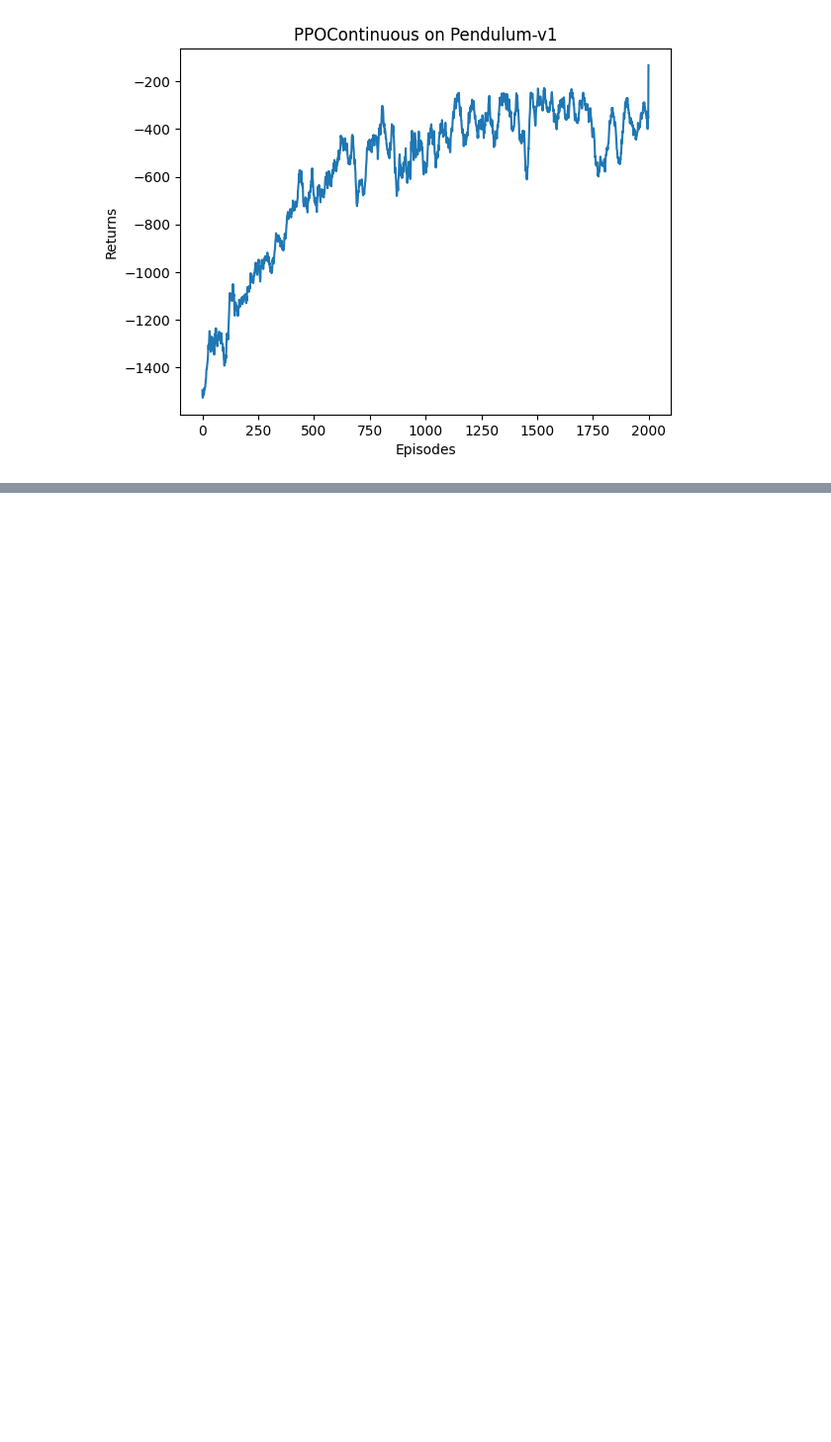
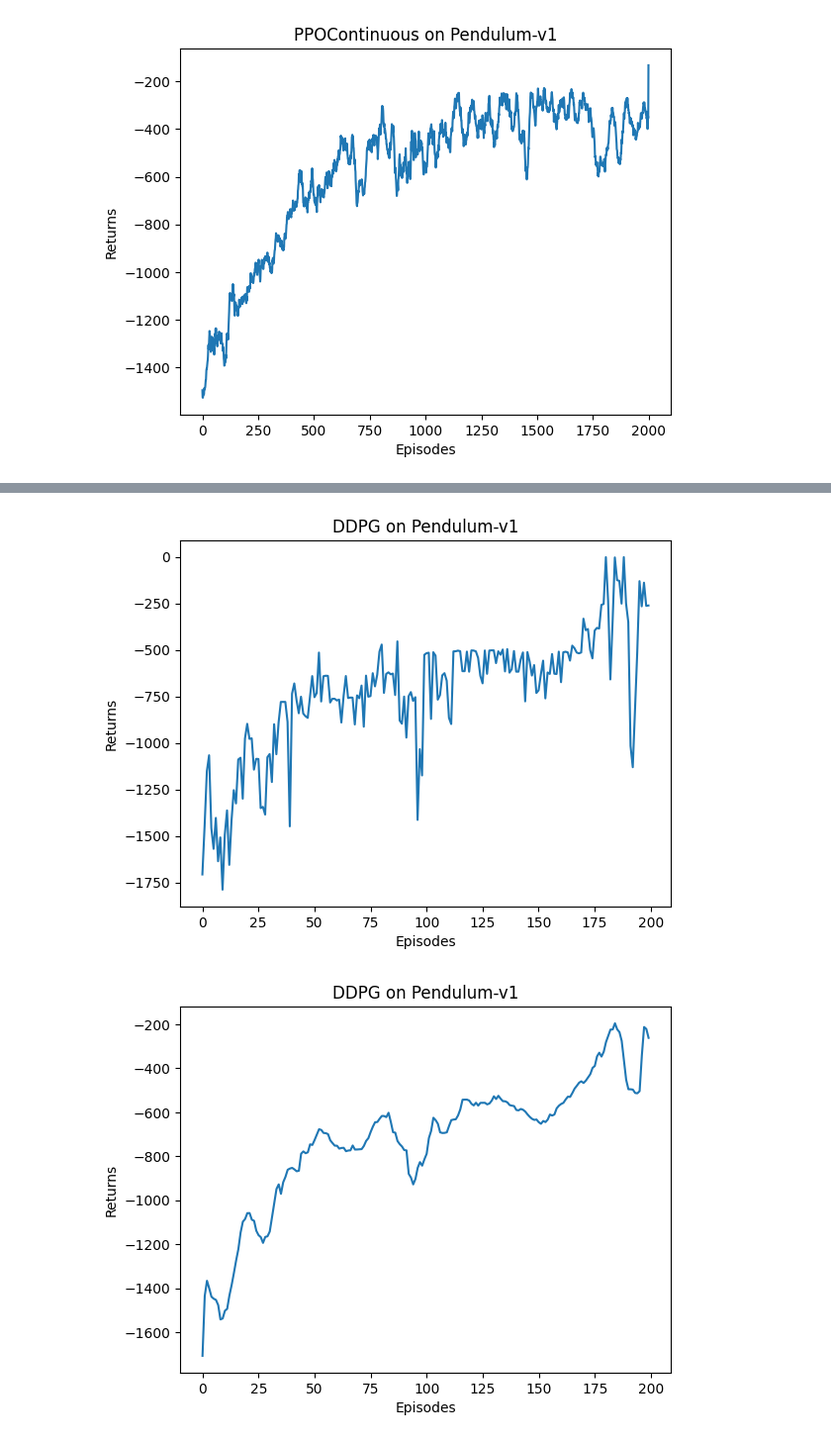
Before and after one commit to lanceyliao/Hands-on-RL, a Jupyter notebook: 合集.ipynb, the cells around one changed output, grey strips where cells are left out. Shown at 99% size. Saved outputs shown, nothing was run; the diff lists cells and outputs as text; code cells hidden in the pictures; blank space fills up the shorter version.

```diff
--- a/合集.ipynb
+++ b/合集.ipynb
@@ -3560,0 +3708,44 @@ plt.show()
+# %%
+actor_lr = 3e-4
+critic_lr = 3e-3
+num_episodes = 200
+neu_dim = 64
+gamma = 0.98
+tau = 0.005  # 软更新参数
+buffer_size = 10000
+minimal_size = 1000
+batch_size = 64
+sigma = 0.01  # 高斯噪声标准差
+device = torch.device("cuda") if torch.cuda.is_available() else torch.device("cpu")
+
+env_name = 'Pendulum-v1'
+env = gym.make(env_name, render_mode="rgb_array")
+random.seed(0)
+np.random.seed(0)
+_ = env.reset(seed=0)
+torch.manual_seed(0)
+
+replay_buffer = rl_utils.ReplayBuffer(buffer_size)
+s_dim = env.observation_space.shape[0]
+a_dim = env.action_space.shape[0]
+a_bound = env.action_space.high[0]  # 动作最大值
+agent = DDPG(s_dim, neu_dim, a_dim, a_bound, sigma, actor_lr, critic_lr, tau, gamma, device)
+return_list, allimage = rl_utils.train_off_policy_agent(env, agent, num_episodes, replay_buffer, minimal_size, batch_size)
+imageio.mimsave(r'chapter13.gif', allimage, duration=10)
+# %%
+episodes_list = list(range(len(return_list)))
+plt.plot(episodes_list, return_list)
+plt.xlabel('Episodes')
+plt.ylabel('Returns')
+plt.title('DDPG on {}'.format(env_name))
+plt.show()
+
+mv_return = rl_utils.moving_average(return_list, 9)
+plt.plot(episodes_list, mv_return)
+plt.xlabel('Episodes')
+plt.ylabel('Returns')
+plt.title('DDPG on {}'.format(env_name))
+plt.show()
+# %% [output]
+[figure, added]
+[figure, added]
```
Also changed, not shown: parts of 8 cells of this notebook, 5 other files.
